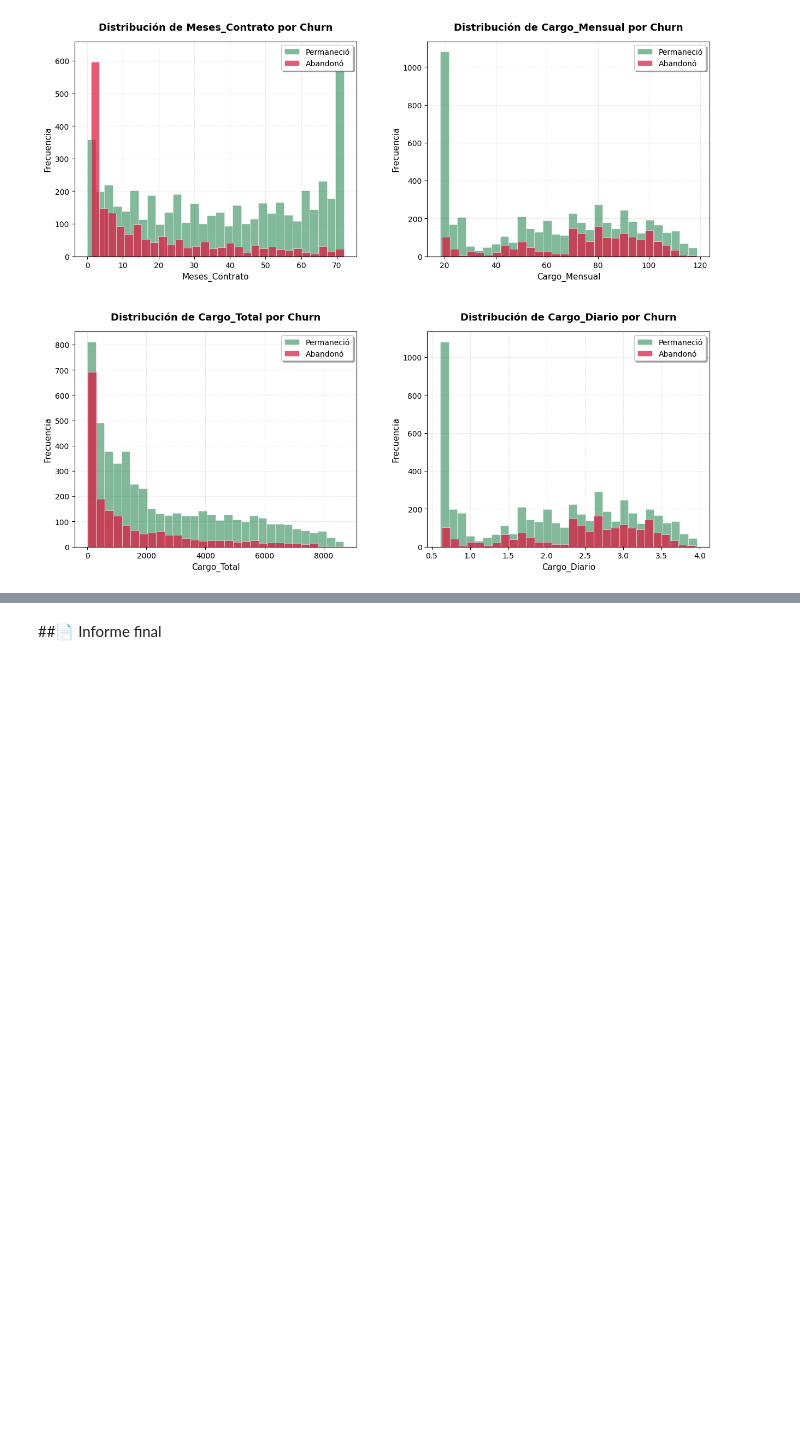
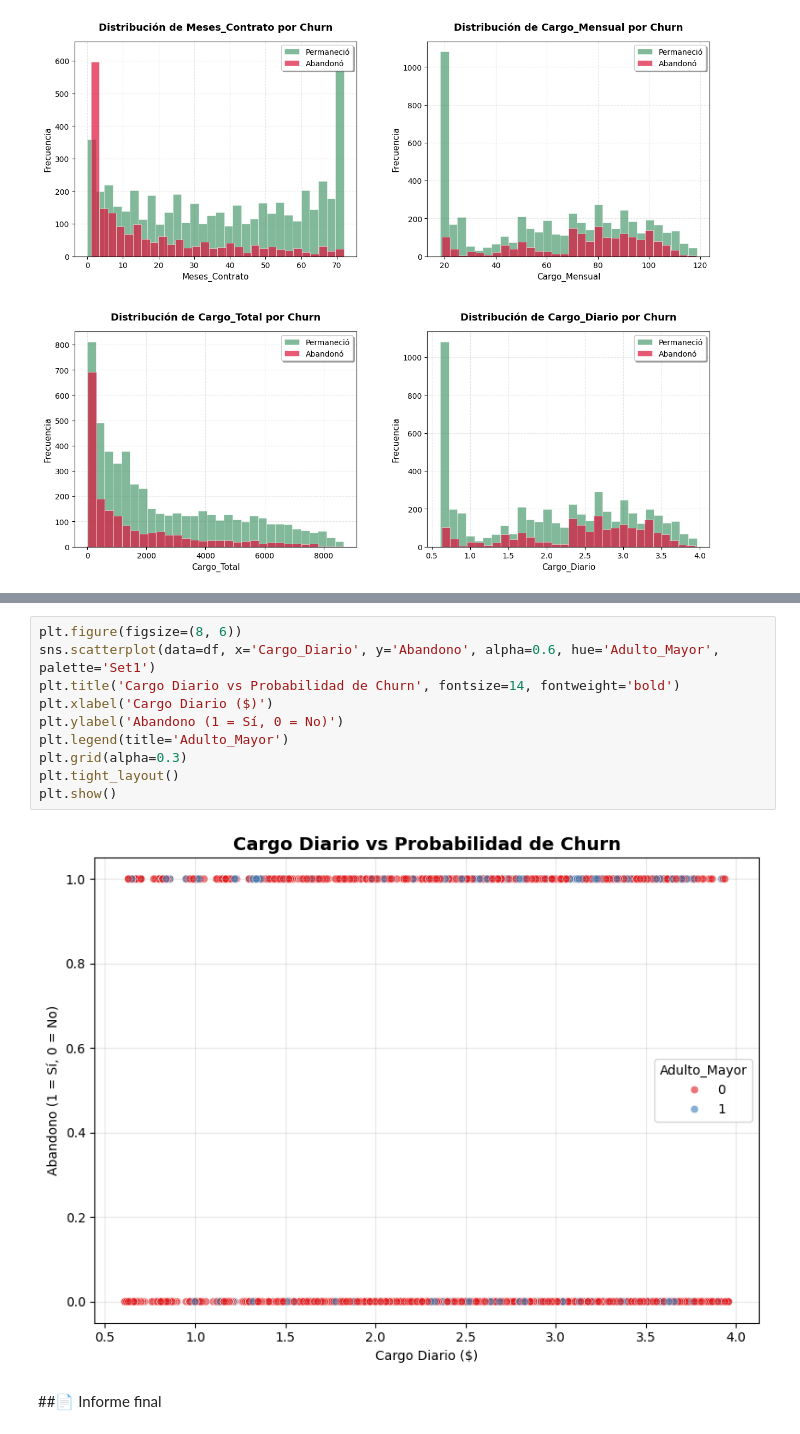
Before and after one commit to AenimaLabs/TelecomX, a Jupyter notebook: TelecomX.ipynb, the cells around one changed output, grey strips where cells are left out. Saved outputs shown, nothing was run; the diff lists cells and outputs as text; blank space fills up the shorter version.

```diff
--- a/TelecomX.ipynb
+++ b/TelecomX.ipynb
@@ -987,3 +1095,15 @@ plt.show()
+# %%
+plt.figure(figsize=(8, 6))
+sns.scatterplot(data=df, x='Cargo_Diario', y='Abandono', alpha=0.6, hue='Adulto_Mayor', palette='Set1')
+plt.title('Cargo Diario vs Probabilidad de Churn', fontsize=14, fontweight='bold')
+plt.xlabel('Cargo Diario ($)')
+plt.ylabel('Abandono (1 = Sí, 0 = No)')
+plt.legend(title='Adulto_Mayor')
+plt.grid(alpha=0.3)
+plt.tight_layout()
+plt.show()
+# %% [output]
+[figure, added]
 # %% [markdown]
 ##📄 Informe final
 # %% [markdown]
```
Also changed, not shown: parts of 6 cells of this notebook.
